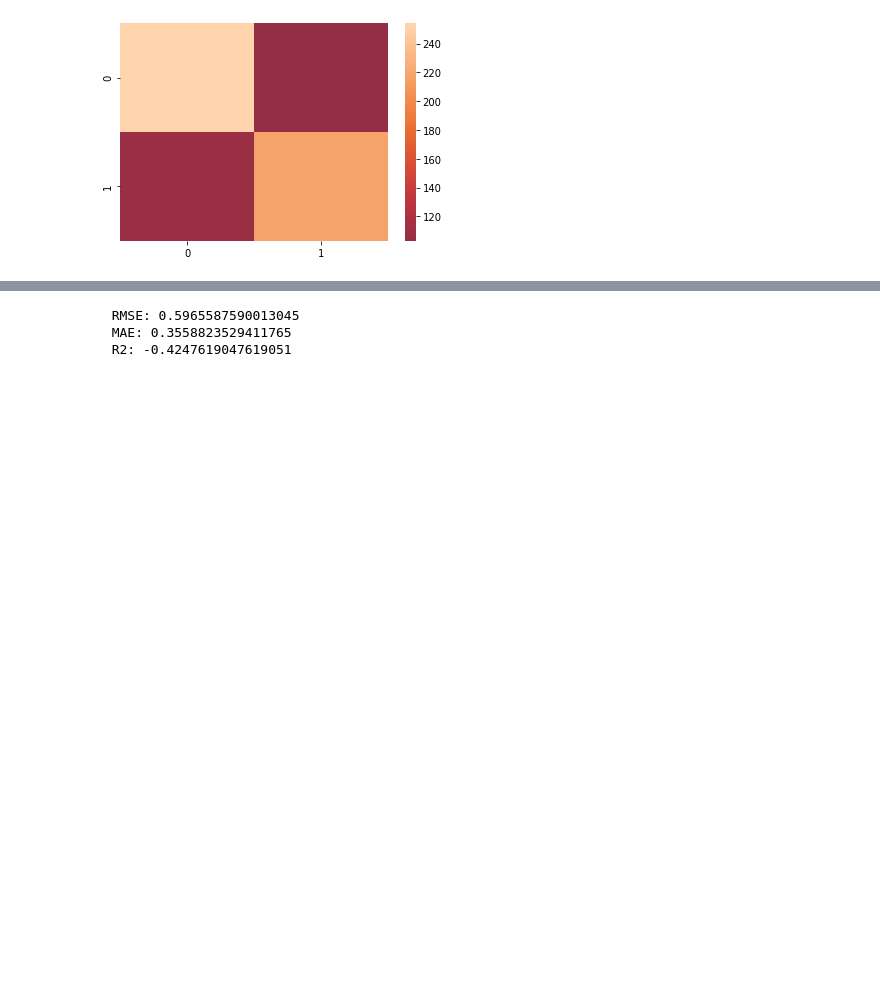
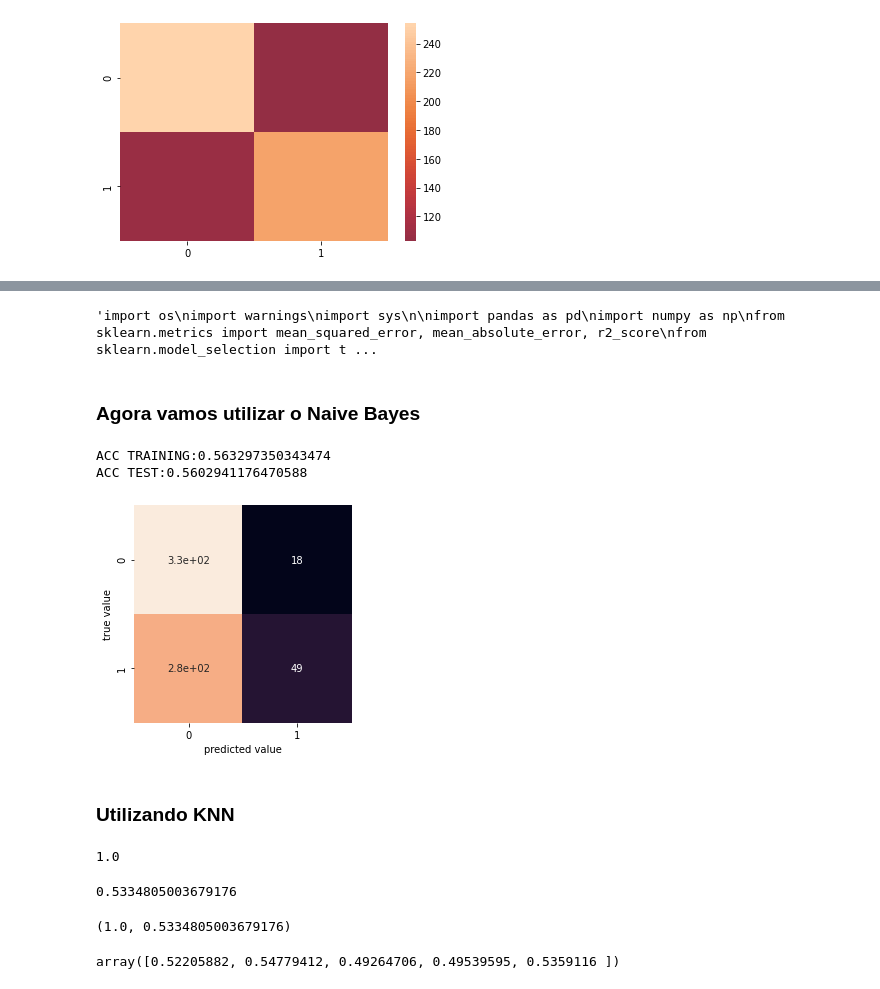
Before and after one commit to danielcti/data-science-project, a Jupyter notebook: dataVisualizationNetflixp2.ipynb, the cells around one changed output, grey strips where cells are left out. Cells and saved outputs as stored; diff of their text form; code cells hidden in the pictures; blank space fills up the shorter version.

```diff
--- a/dataVisualizationNetflixp2.ipynb
+++ b/dataVisualizationNetflixp2.ipynb
@@ -1346,7 +1320,7 @@ model.fit(Xtrain, ytrain)
 y_model = model.predict(Xtest)
 ypred_train = model.predict(Xtrain)
 # %%
-import os
+"""import os
 import warnings
 import sys
 
@@ -1417,7 +1391,34 @@ if __name__ == "__main__":
             mlflow.sklearn.log_model(tree, "model", registered_model_name="DecisionTreeClassifier")
         else:
             mlflow.sklearn.log_model(tree, "model")
+"""
 # %% [output]
-  RMSE: 0.5965587590013045
-  MAE: 0.3558823529411765
-  R2: -0.4247619047619051
+'import os\nimport warnings\nimport sys\n\nimport pandas as pd\nimport numpy as np\nfrom sklearn.metrics import mean_squared_error, mean_absolute_error, r2_score\nfrom sklearn.model_selection import t ...
+# %% [markdown]
+### Agora vamos utilizar o Naive Bayes
+# %%
+from sklearn.naive_bayes import GaussianNB
+model = GaussianNB()
+model.fit(Xtrain, ytrain)
+y_model = model.predict(Xtest)
+ypred_train = model.predict(Xtrain)
+# %%
+from sklearn.metrics import accuracy_score
+from sklearn.metrics import accuracy_score
+print("ACC TRAINING:" + str(accuracy_score(ytrain, ypred_train)))
+print("ACC TEST:" + str(accuracy_score(ytest, y_model)))
+# %% [output]
+ACC TRAINING:0.563297350343474
+ACC TEST:0.5602941176470588
+# %%
+from sklearn.metrics import confusion_matrix
+
+mat = confusion_matrix(ytest, y_model)
+
+sns.heatmap(mat, square=True, annot=True, cbar=False)
+plt.xlabel('predicted value')
+plt.ylabel('true value');
+# %% [output]
+[figure, added]
+# %% [markdown]
+### Utilizando KNN
@@ -1423,0 +1431,31 @@ if __name__ == "__main__":
+# %%
+
+from sklearn.metrics import accuracy_score
+accuracy_score(y, y_model)
+# %% [output]
+1.0
+# %%
+# criação do holdout: divide em treinamento e teste
+from sklearn.model_selection import train_test_split
+X1, X2, y1, y2 = train_test_split(X, y, random_state=0,
+                                  train_size=0.5)
+
+# criação do modelo sobre o conjunto de treinamento
+model.fit(X1, y1)
+
+# avaliação do modelo no conjunto de teste
+y2_model = model.predict(X2)
+accuracy_score(y2, y2_model)
+# %% [output]
+0.5334805003679176
+# %%
+y1_model = model.fit(X1, y1).predict(X1)
+y2_model = model.fit(X1, y1).predict(X2)
+accuracy_score(y1, y1_model), accuracy_score(y2, y2_model)
+# %% [output]
+(1.0, 0.5334805003679176)
+# %%
+from sklearn.model_selection import cross_val_score
+cross_val_score(model, X, y, cv=5)
+# %% [output]
+array([0.52205882, 0.54779412, 0.49264706, 0.49539595, 0.5359116 ])
```
Also changed, not shown: parts of 94 cells of this notebook.
